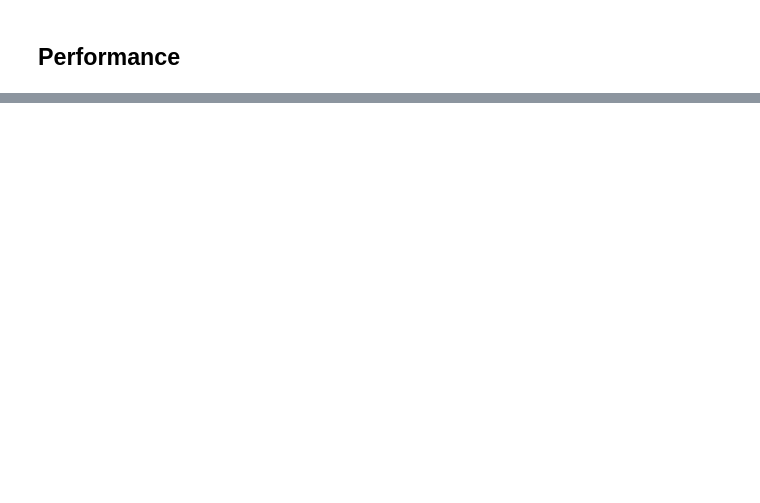
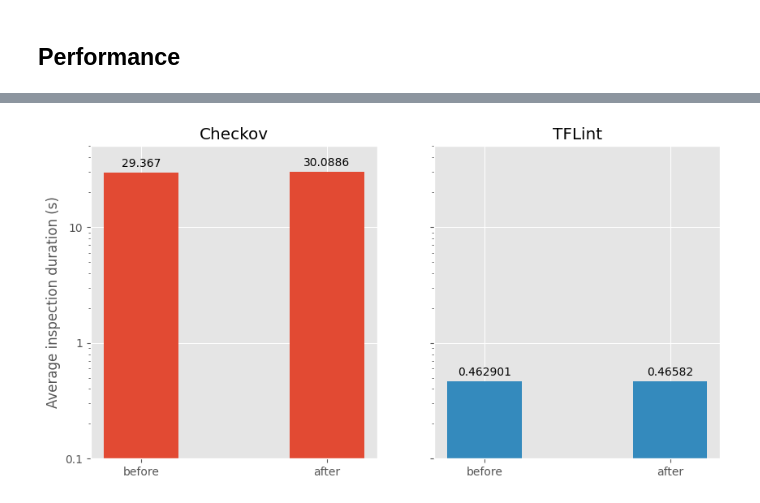
Before and after one commit to InputUsername/iac-cost-linters, a Jupyter notebook: 4-evaluation/evaluation.ipynb, the cells around one changed output, grey strips where cells are left out. Saved outputs shown, nothing was run; the diff lists cells and outputs as text; code cells hidden in the pictures; blank space fills up the shorter version.

```diff
--- a/4-evaluation/evaluation.ipynb
+++ b/4-evaluation/evaluation.ipynb
@@ -17,3 +3,9 @@ for filename in os.listdir('results'):
+# %%
+from collections import defaultdict
+import polars as pl
+
+results_checkov = pl.read_json(f'results/checkov_1721775655.json')
+results_tflint = pl.read_json(f'results/tflint_1721775655.json')
 # %%
 CHECKOV_PATTERNS = [
     'Object storage lifecycle rules',
@@ -545,0 +391,39 @@ plt.show()
+# %%
+import statistics
+import matplotlib.pyplot as plt
+from matplotlib.ticker import FuncFormatter
+import numpy as np
+
+plt.style.use('ggplot')
+
+fig, (ax1, ax2) = plt.subplots(1, 2, sharey=True, figsize=(10, 5))
+
+bar_data_checkov = [statistics.mean(v) for v in checkov_perf.values()]
+bar_data_tflint = [statistics.mean(v) for v in tflint_perf.values()]
+
+keys = list(checkov_perf.keys())
+bar_width = 0.4
+x1 = np.arange(len(checkov_perf))
+x2 = np.arange(len(tflint_perf)) + len(checkov_perf) + bar_width
+
+bars1 = ax1.bar(x1, bar_data_checkov, bar_width, label='Checkov')
+ax1.bar_label(bars1, padding=3)
+ax1.set_title('Checkov')
+ax1.set_xticks(x1)
+ax1.set_xticklabels(keys)
+ax1.set_ylabel('Average inspection duration (s)')
+ax1.set_yscale('log')
+ax1.set_ylim(10**-1, 10**1.7)
+ax1.yaxis.set_major_formatter(FuncFormatter(lambda y,pos: ('{{:.{:1d}f}}'.format(int(np.maximum(-np.log10(y),0)))).format(y)))
+
+bars2 = ax2.bar(x2, bar_data_tflint, bar_width, label='TFLint', color='#348abd')
+ax2.bar_label(bars2, padding=3)
+ax2.set_title('TFLint')
+ax2.set_xticks(x2)
+ax2.set_xticklabels(keys)
+ax2.set_yscale('log')
+ax2.yaxis.set_major_formatter(FuncFormatter(lambda y,pos: ('{{:.{:1d}f}}'.format(int(np.maximum(-np.log10(y),0)))).format(y)))
+
+plt.show()
+# %% [output]
+[figure, added]
```
Also changed, not shown: parts of 18 cells of this notebook, 3 other files.
